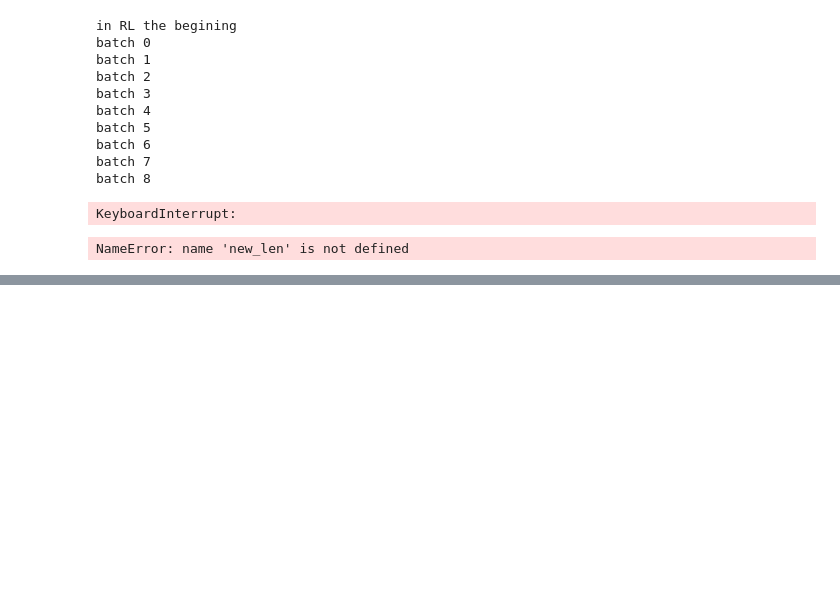
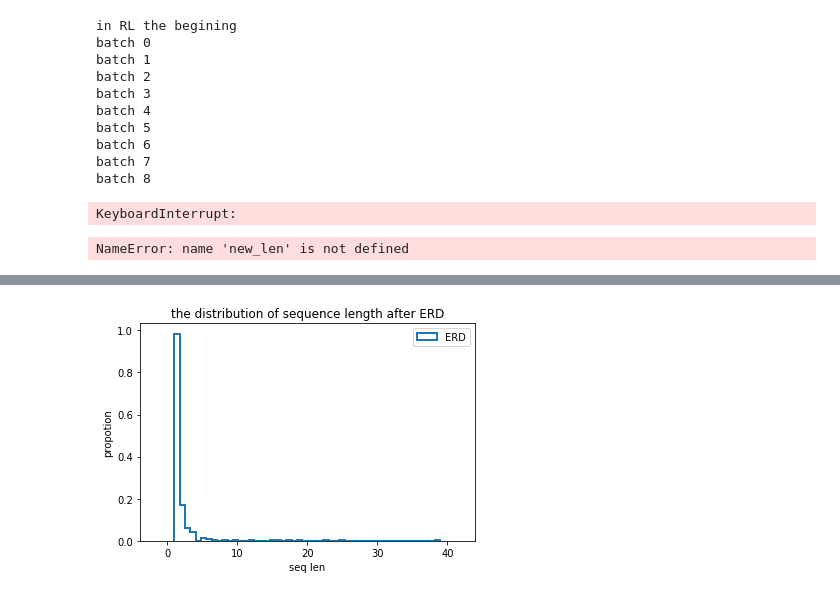
Before and after one commit to LuMelon/ERD, a Jupyter notebook: baslines/ERDProj/ERD.ipynb, the cells around one changed output, grey strips where cells are left out. Cells and saved outputs as stored; diff of their text form; code cells hidden in the pictures; blank space fills up the shorter version.

```diff
--- a/baslines/ERDProj/ERD.ipynb
+++ b/baslines/ERDProj/ERD.ipynb
@@ -945,0 +1347,2 @@ log_dir = os.path.join(sys.path[0], "ERD/")
+# %%
+valid_data_len = get_valid_data_len()
@@ -945,0 +1360,6 @@ log_dir = os.path.join(sys.path[0], "ERD/")
+# %%
+stage = 0
+t_rw = 0.9
+t_steps = 1000
+logger = None
+cuda=True
@@ -945,0 +1691,4 @@ log_dir = os.path.join(sys.path[0], "ERD/")
+# %%
+plot_hist([valid_new_len], 50, "seq len", "propotion", ["ERD"], "the distribution of sequence length after ERD")
+# %% [output]
+[figure, added]
```
Also changed, not shown: parts of 83 cells of this notebook, 2 other files.
